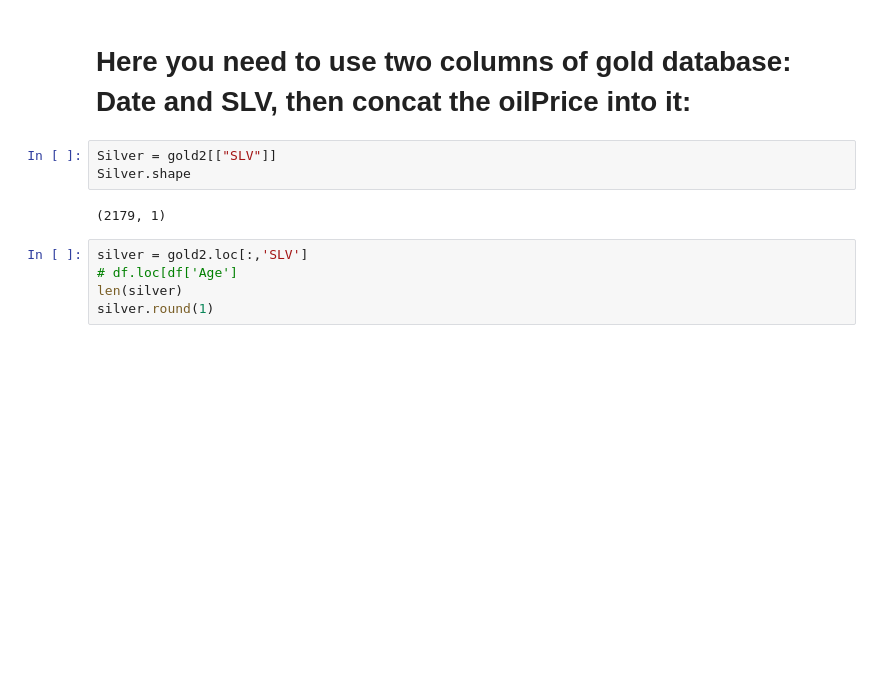
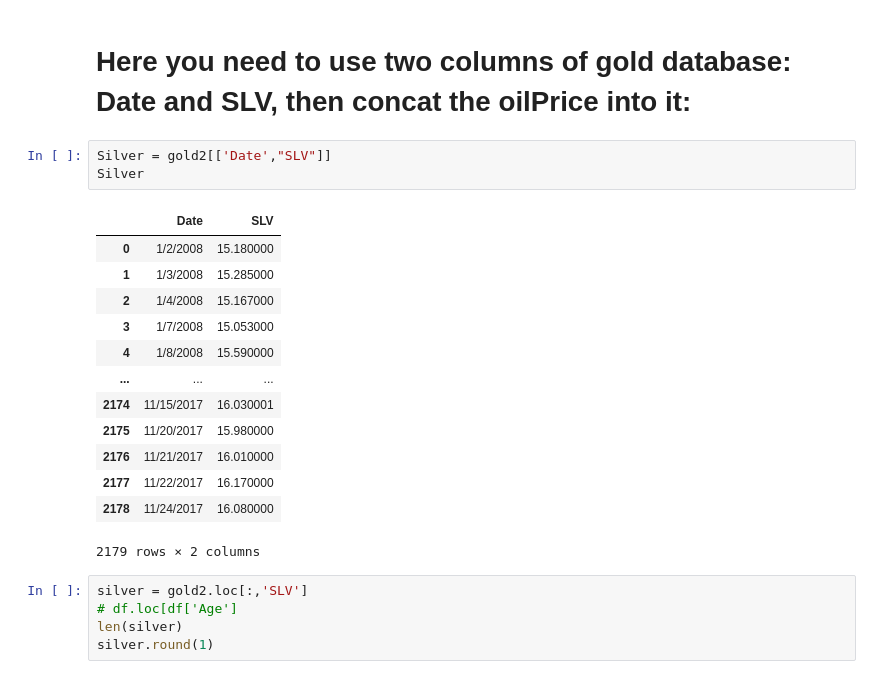
Before and after one commit to Ayomi-tech/Silver-Price-and-Oil-Price-interaction, a Jupyter notebook: New oil price code.ipynb, the cells around one changed output. Drawn from its saved outputs; the diff is of its cells as text; blank space fills up the shorter version.

```diff
--- a/New oil price code.ipynb
+++ b/New oil price code.ipynb
@@ -197,10 +218,22 @@ Index(['Date', 'SPX', 'GLD', 'USO', 'SLV', 'EUR/USD'], dtype='object')
 # %% [markdown]
 # Here you need to use two columns of gold database: Date and SLV, then concat the oilPrice into it:
 # %%
-Silver = gold2[["SLV"]]
-Silver.shape
+Silver = gold2[['Date',"SLV"]]
+Silver
 # %% [output]
+|  | Date | SLV |
+| 0 | 1/2/2008 | 15.180000 |
+| 1 | 1/3/2008 | 15.285000 |
+| 2 | 1/4/2008 | 15.167000 |
+| 3 | 1/7/2008 | 15.053000 |
+| 4 | 1/8/2008 | 15.590000 |
+| ... | ... | ... |
+| 2174 | 11/15/2017 | 16.030001 |
+| 2175 | 11/20/2017 | 15.980000 |
+| 2176 | 11/21/2017 | 16.010000 |
+| 2177 | 11/22/2017 | 16.170000 |
+| 2178 | 11/24/2017 | 16.080000 |
-(2179, 1)
+2179 rows × 2 columns
 # %%
 silver = gold2.loc[:,'SLV']
 # df.loc[df['Age']
```
Also changed, not shown: parts of 9 cells of this notebook.
